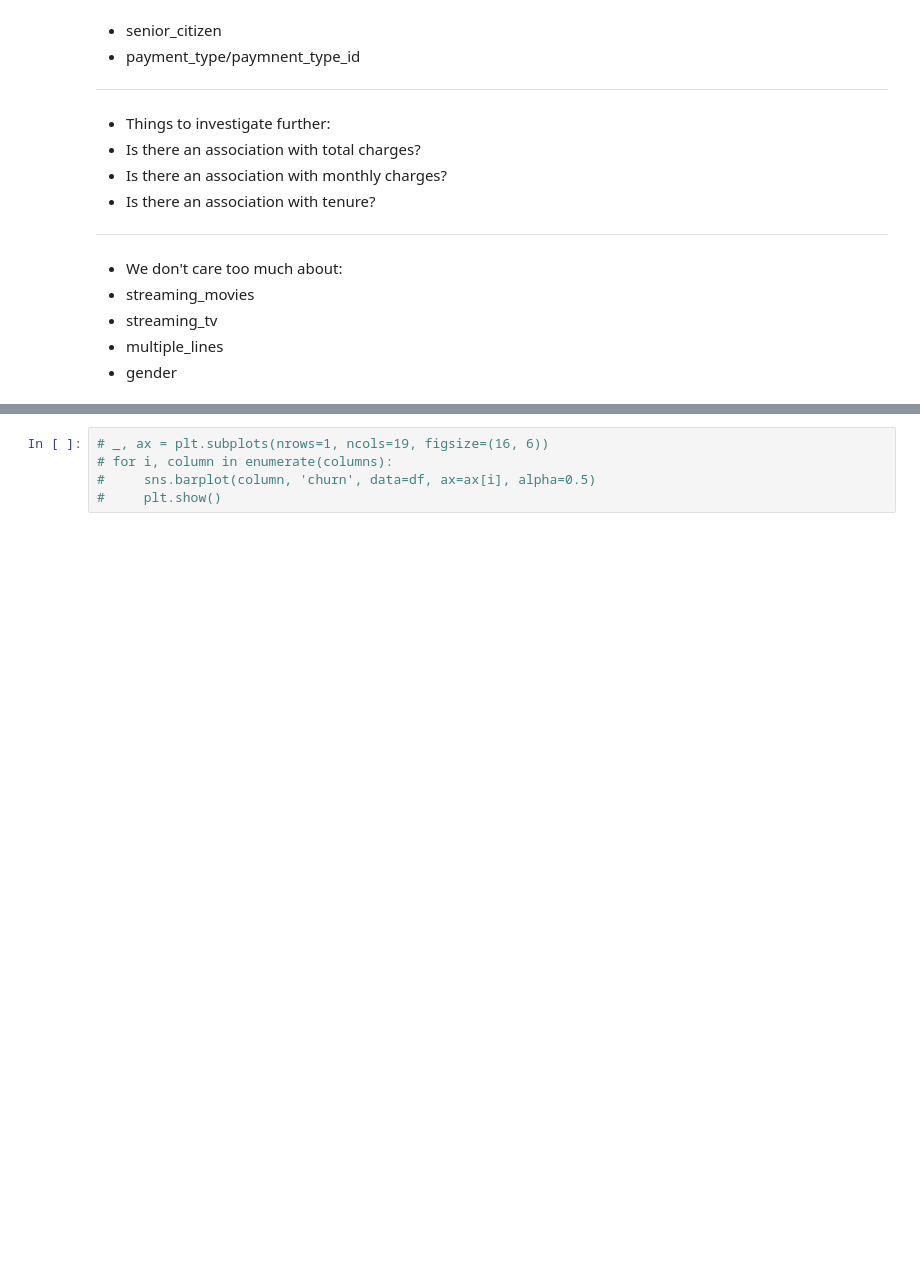
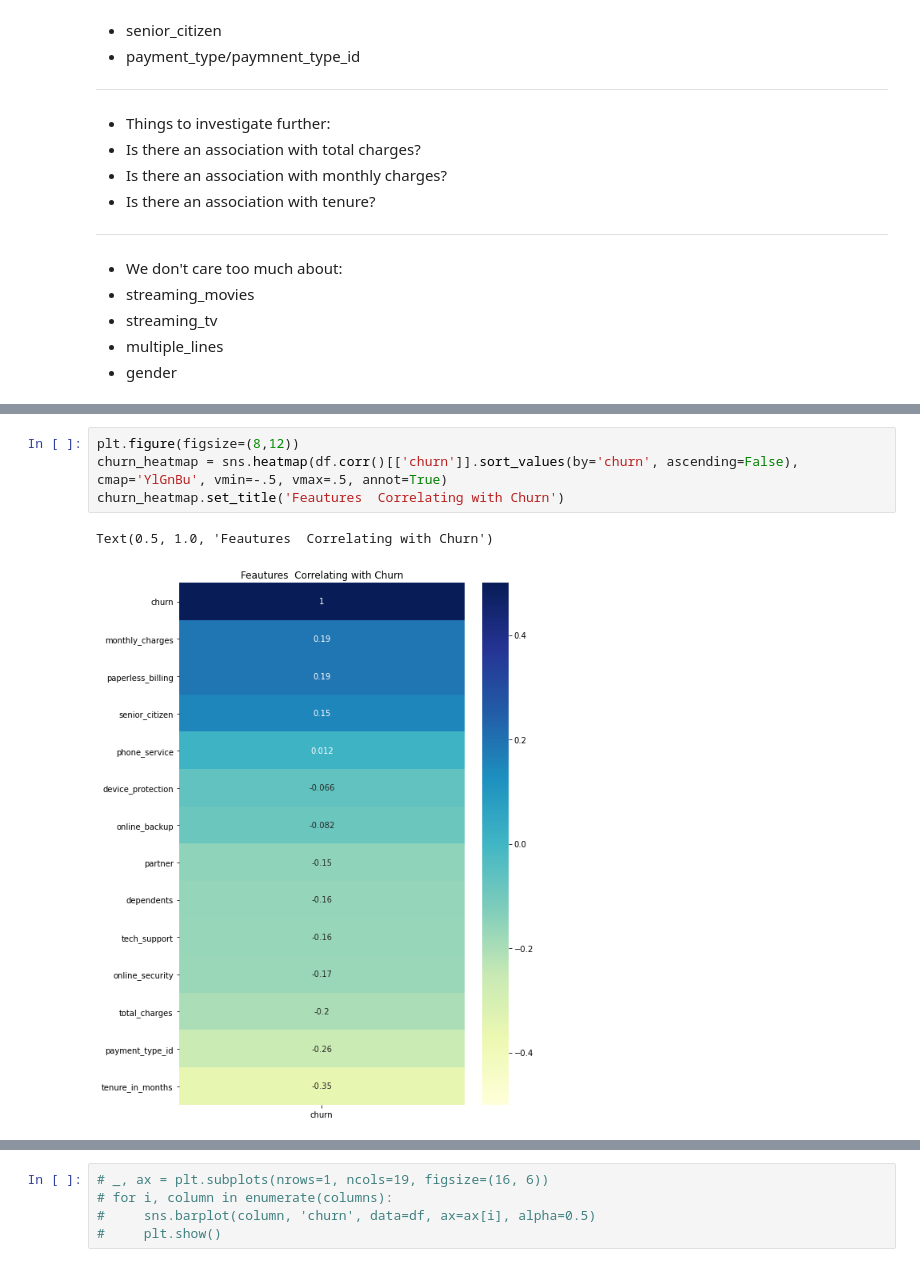
Before and after one commit to DesireeMcElroy/telco-classification-project, a Jupyter notebook: initial_notebook.ipynb, the cells around one changed output, grey strips where cells are left out. Drawn from its saved outputs; the diff is of its cells as text; blank space fills up the shorter version.

```diff
--- a/initial_notebook.ipynb
+++ b/initial_notebook.ipynb
@@ -416,0 +291,7 @@ dtype: object
+# %%
+plt.figure(figsize=(8,12))
+churn_heatmap = sns.heatmap(df.corr()[['churn']].sort_values(by='churn', ascending=False), cmap='YlGnBu', vmin=-.5, vmax=.5, annot=True)
+churn_heatmap.set_title('Feautures  Correlating with Churn')
+# %% [output]
+Text(0.5, 1.0, 'Feautures  Correlating with Churn')
+[figure, added]
```
Also changed, not shown: parts of 87 cells of this notebook.
